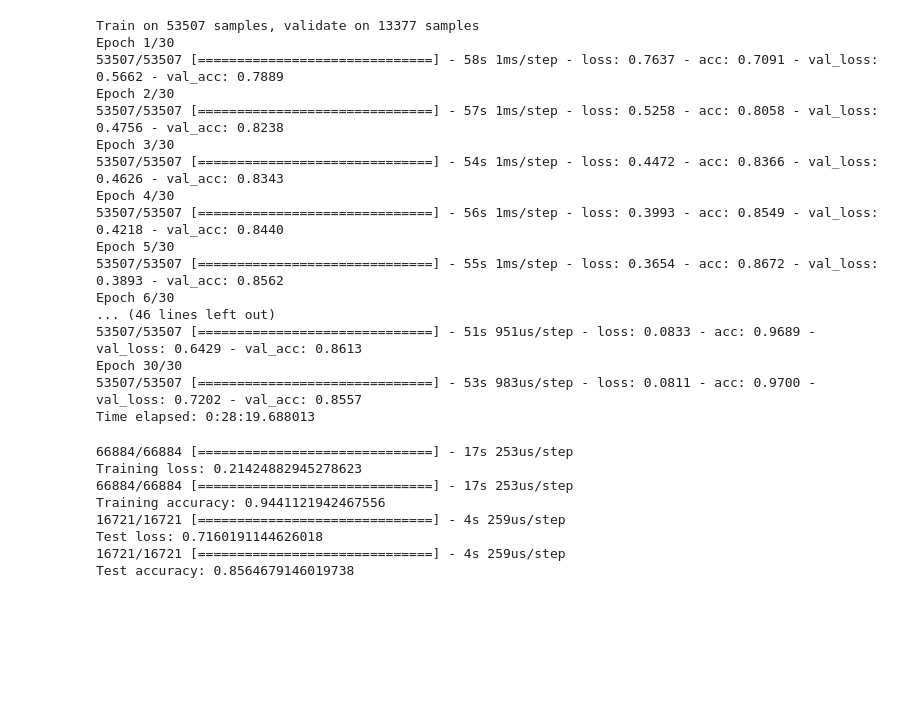
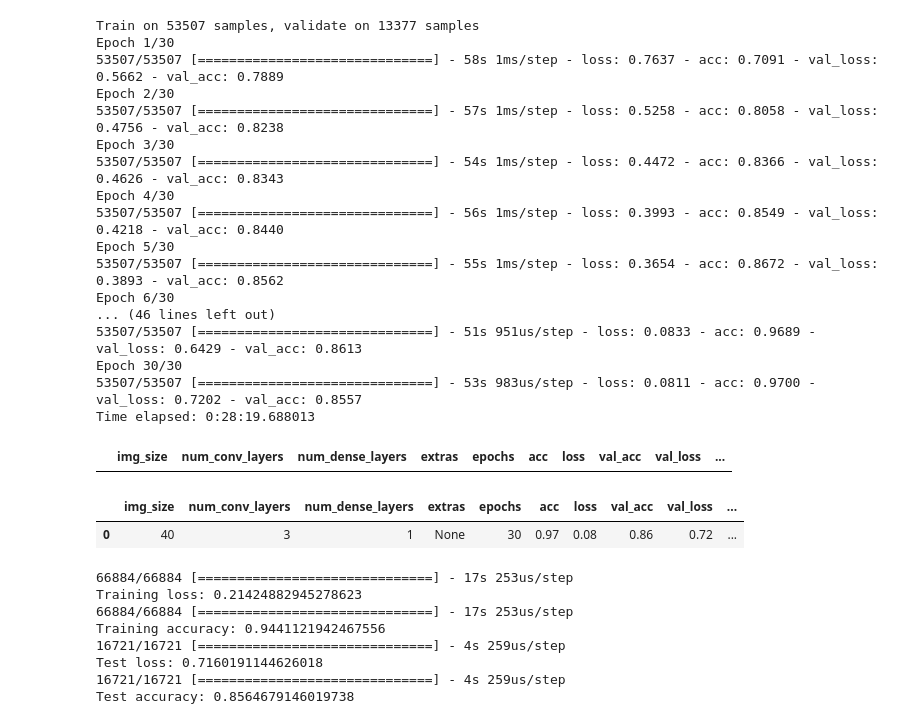
Before and after one commit to MagicMilly/conv-net-computer-vision, a Jupyter notebook: student.ipynb, the cells around one changed output. Cells and saved outputs as stored; diff of their text form; code cells hidden in the pictures; blank space fills up the shorter version.

Commit message:
added pandas function to keep track of results in df

```diff
--- a/student.ipynb
+++ b/student.ipynb
@@ -59,0 +69,10 @@ Using TensorFlow backend.
+# %%
+def append_df(df, idx, results_list):
+
+    """
+    Manually append existing dataframe by specifying index and results from model.
+    Returns updated dataframe with new results row.
+    """
+
+    df.loc[idx] = results_list
+    return df
@@ -273,3 +341,15 @@ def print_metrics(model, X_train, y_train, X_test, y_test):
+# %%
+columns = ['img_size', 'num_conv_layers', 'num_dense_layers', 'extras', 'epochs', 'acc', 'loss', 'val_acc', 'val_loss', 'time']
+df = pd.DataFrame(columns=columns)
+df
+# %% [output]
+|  | img_size | num_conv_layers | num_dense_layers | extras | epochs | acc | loss | val_acc | val_loss | ... |
+# %%
+model_1_results = [40, 3, 1, 'None', 30, 0.97, 0.08, 0.86, 0.72, 28]
+append_df(df, 0, model_1_results)
+# %% [output]
+|  | img_size | num_conv_layers | num_dense_layers | extras | epochs | acc | loss | val_acc | val_loss | ... |
+| 0 | 40 | 3 | 1 | None | 30 | 0.97 | 0.08 | 0.86 | 0.72 | ... |
 # %%
 print_metrics(model, X_train, y_train, X_test, y_test)
 # %% [output]
```
Also changed, not shown: parts of 9 cells of this notebook.
